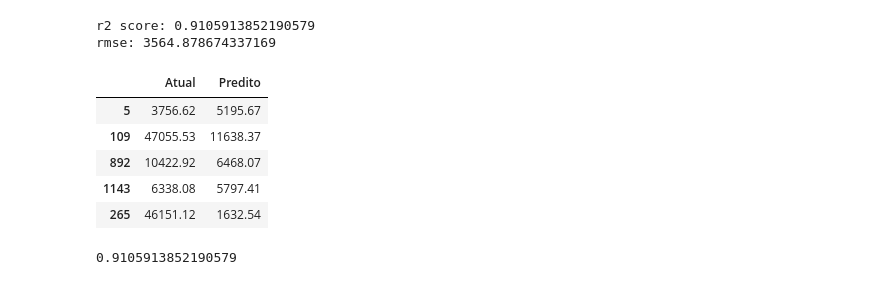
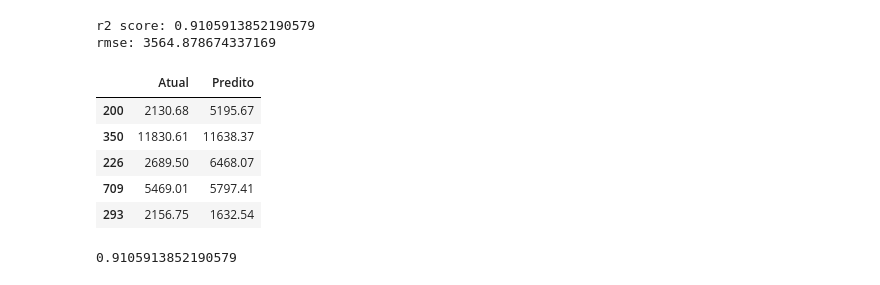
Before and after one commit to Jcnok/modelos-ml-python, a Jupyter notebook: Medical_Cost_Personal.ipynb, the cells around one changed output. Saved outputs shown, nothing was run; the diff lists cells and outputs as text; code cells hidden in the pictures.

```diff
--- a/Medical_Cost_Personal.ipynb
+++ b/Medical_Cost_Personal.ipynb
@@ -855,15 +858,15 @@ print('rmse:', lgbmr_rmse)
 r2 score: 0.9105913852190579
 rmse: 3564.878674337169
 # %%
-df_KnnRegressor = pd.DataFrame({'Atual': yteste, 'Predito': lgbmr_predict})
+df_KnnRegressor = pd.DataFrame({'Atual': y_test, 'Predito': lgbmr_predict})
 df_KnnRegressor.head()
 # %% [output]
 |  | Atual | Predito |
-| 5 | 3756.62 | 5195.67 |
-| 109 | 47055.53 | 11638.37 |
-| 892 | 10422.92 | 6468.07 |
-| 1143 | 6338.08 | 5797.41 |
-| 265 | 46151.12 | 1632.54 |
+| 200 | 2130.68 | 5195.67 |
+| 350 | 11830.61 | 11638.37 |
+| 226 | 2689.50 | 6468.07 |
+| 709 | 5469.01 | 5797.41 |
+| 293 | 2156.75 | 1632.54 |
 # %%
 #visualização do resultado do modelo de predição.
 viz = PredictionError(lgbmr)
```
Also changed, not shown: parts of 38 cells of this notebook.
